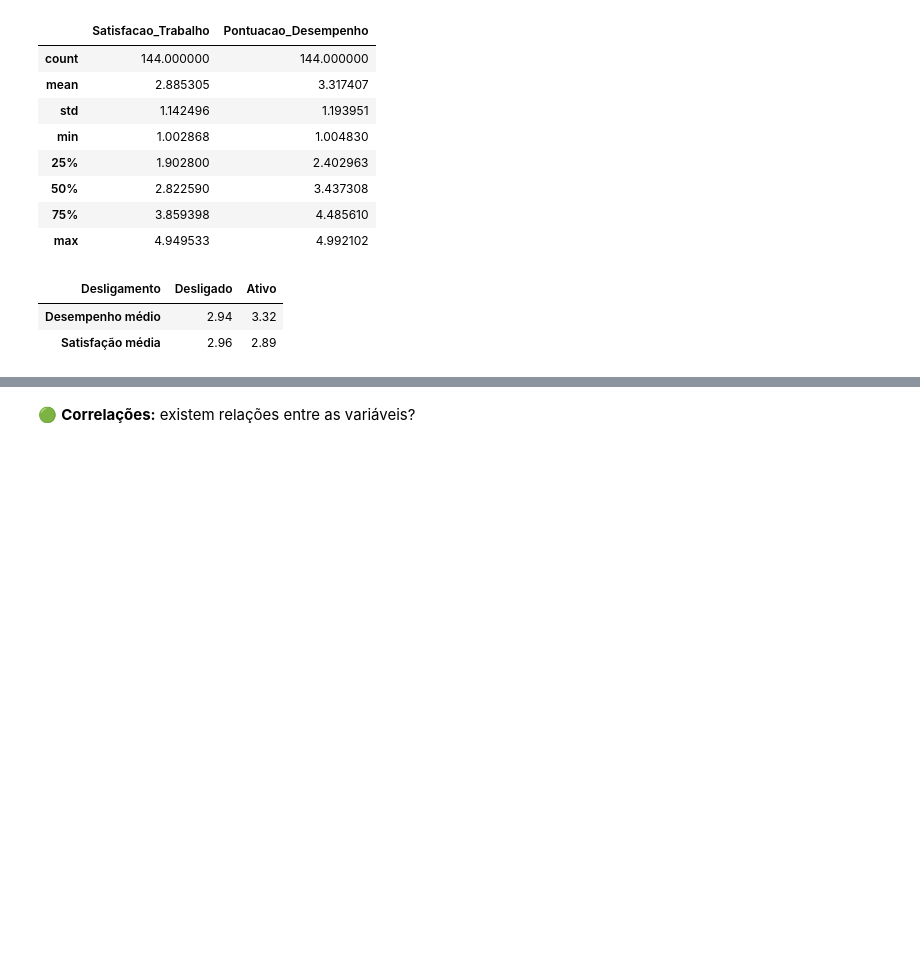
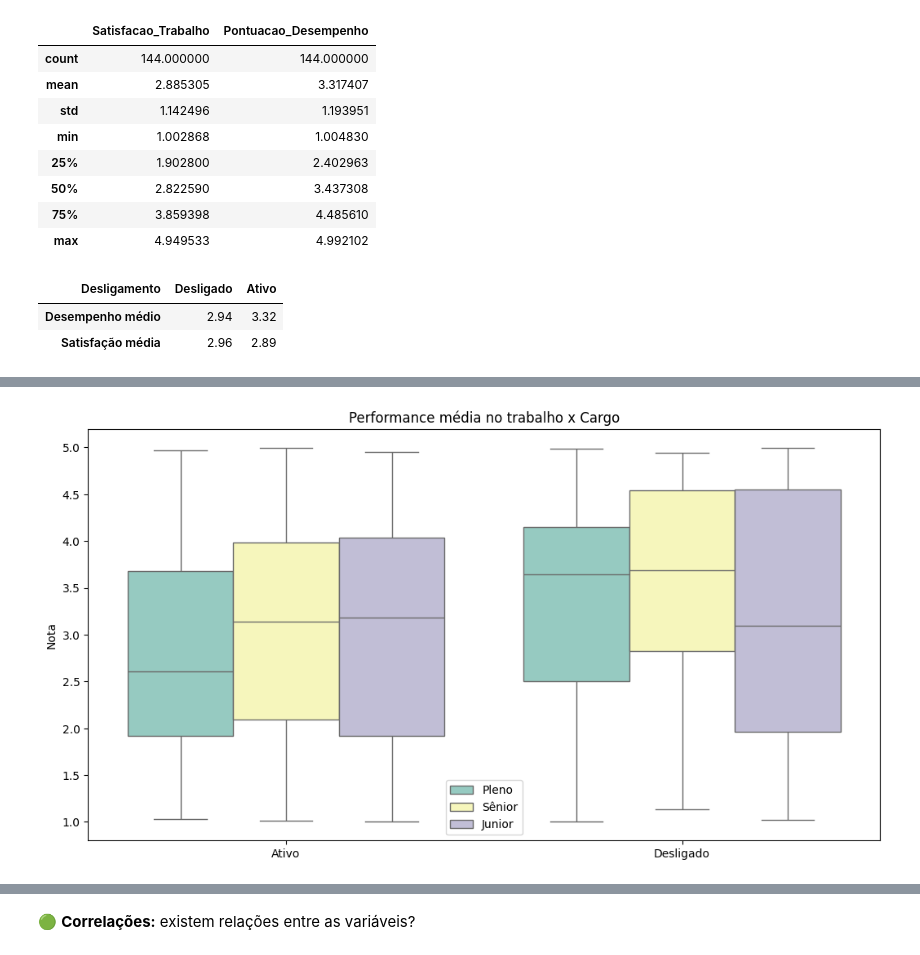
Before and after one commit to lucas-dpontes/People-Analytics-Challenge, a Jupyter notebook: Challenge.ipynb, the cells around one changed output, grey strips where cells are left out. Cells and saved outputs as stored; diff of their text form; code cells hidden in the pictures; blank space fills up the shorter version.

```diff
--- a/Challenge.ipynb
+++ b/Challenge.ipynb
@@ -219,0 +238,25 @@ plt.show()
+# %%
+# Criação de dataframe
+data = pd.melt(df.replace({'Desligamento': {0: 'Ativo', 1: 'Desligado'}}),
+               id_vars=['Desligamento', 'Nivel_Cargo'],
+               value_vars=['Pontuacao_Desempenho'],
+               var_name='Variavel', value_name='Valor')
+
+data['Variavel'] = data['Variavel'].map({'Pontuacao_Desempenho': 'Performance'})
+
+plt.figure(figsize=(12, 6))
+
+# Plotagem combinada
+sns.boxplot(x='Desligamento', y='Valor', hue='Nivel_Cargo', data=data, palette='Set3')
+
+# Ajustes
+plt.title('Performance média no trabalho x Cargo')
+plt.legend(title='Nivel_Cargo', bbox_to_anchor=(1.05, 1), loc='upper left')
+plt.tight_layout()
+plt.xlabel('')
+plt.ylabel('Nota')
+plt.legend(title='', loc='best')
+
+plt.show()
+# %% [output]
+[figure, added]
```
Also changed, not shown: parts of 17 cells of this notebook.
